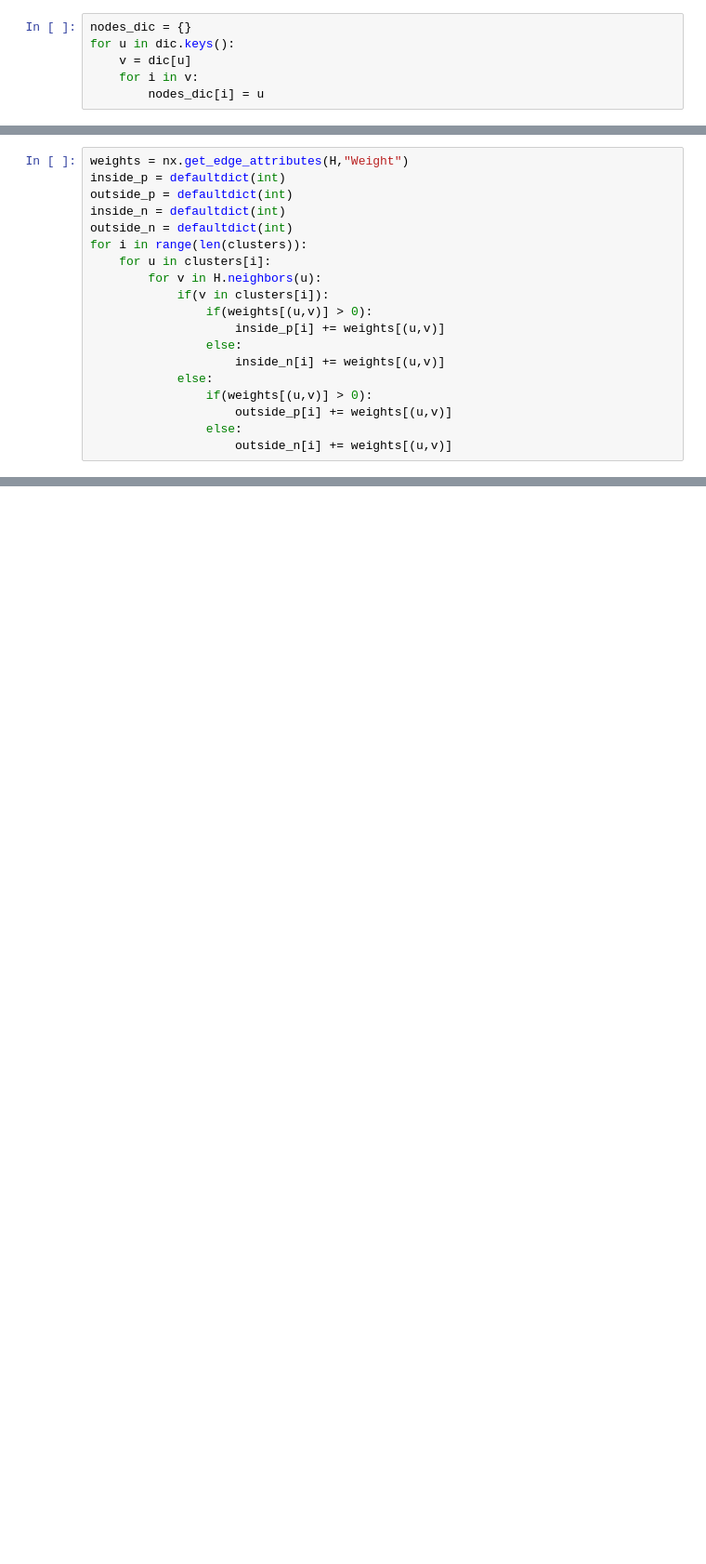
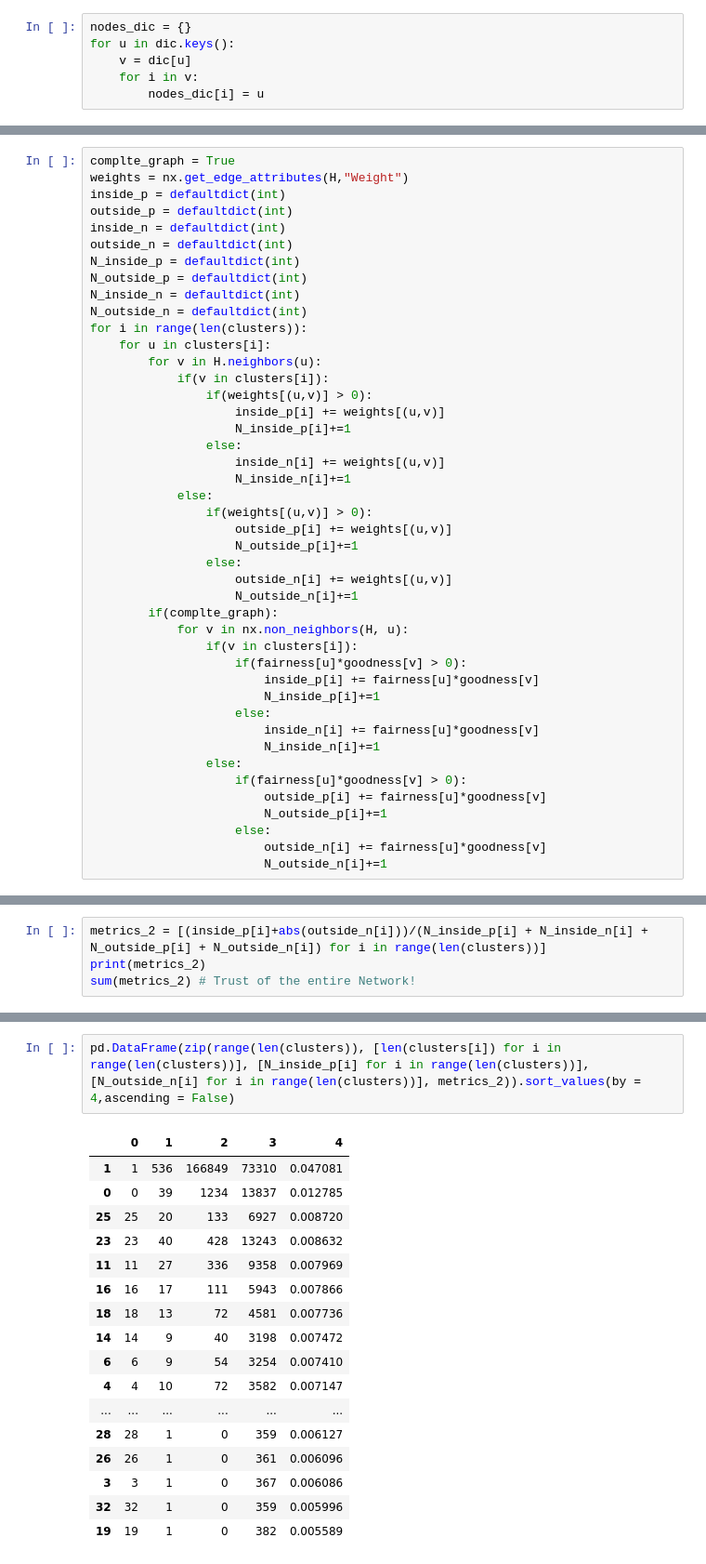
Before and after one commit to Harshp1802/signed_networks, a Jupyter notebook: Correlation_Clustering.ipynb, the cells around one changed output, grey strips where cells are left out. Shown at 93% size. Saved outputs shown, nothing was run; the diff lists cells and outputs as text; blank space fills up the shorter version.

```diff
--- a/Correlation_Clustering.ipynb
+++ b/Correlation_Clustering.ipynb
@@ -170,20 +172,45 @@ nx.draw_networkx_labels(H, labels = nodes_dic, pos = pos)
 # %%
+complte_graph = True
 weights = nx.get_edge_attributes(H,"Weight")
 inside_p = defaultdict(int)
 outside_p = defaultdict(int)
 inside_n = defaultdict(int)
 outside_n = defaultdict(int)
+N_inside_p = defaultdict(int)
+N_outside_p = defaultdict(int)
+N_inside_n = defaultdict(int)
+N_outside_n = defaultdict(int)
 for i in range(len(clusters)):
     for u in clusters[i]:
         for v in H.neighbors(u):
             if(v in clusters[i]):
                 if(weights[(u,v)] > 0):
                     inside_p[i] += weights[(u,v)]
+                    N_inside_p[i]+=1
                 else:
                     inside_n[i] += weights[(u,v)]
+                    N_inside_n[i]+=1
             else:
                 if(weights[(u,v)] > 0):
                     outside_p[i] += weights[(u,v)]
+                    N_outside_p[i]+=1
                 else:
                     outside_n[i] += weights[(u,v)]
+                    N_outside_n[i]+=1
+        if(complte_graph):
+            for v in nx.non_neighbors(H, u):
+                if(v in clusters[i]):
+                    if(fairness[u]*goodness[v] > 0):
+                        inside_p[i] += fairness[u]*goodness[v]
+                        N_inside_p[i]+=1
+                    else:
+                        inside_n[i] += fairness[u]*goodness[v]
+                        N_inside_n[i]+=1
+                else:
+                    if(fairness[u]*goodness[v] > 0):
+                        outside_p[i] += fairness[u]*goodness[v]
+                        N_outside_p[i]+=1
+                    else:
+                        outside_n[i] += fairness[u]*goodness[v]
+                        N_outside_n[i]+=1
 # %%
@@ -243,0 +239,4 @@ metrics
+# %%
+metrics_2 = [(inside_p[i]+abs(outside_n[i]))/(N_inside_p[i] + N_inside_n[i] + N_outside_p[i] + N_outside_n[i]) for i in range(len(clusters))]
+print(metrics_2)
+sum(metrics_2) # Trust of the entire Network!
@@ -243,0 +246,20 @@ metrics
+# %%
+pd.DataFrame(zip(range(len(clusters)), [len(clusters[i]) for i in range(len(clusters))], [N_inside_p[i] for i in range(len(clusters))], [N_outside_n[i] for i in range(len(clusters))], metrics_2)).sort_values(by = 4,ascending = False)
+# %% [output]
+|  | 0 | 1 | 2 | 3 | 4 |
+| 1 | 1 | 536 | 166849 | 73310 | 0.047081 |
+| 0 | 0 | 39 | 1234 | 13837 | 0.012785 |
+| 25 | 25 | 20 | 133 | 6927 | 0.008720 |
+| 23 | 23 | 40 | 428 | 13243 | 0.008632 |
+| 11 | 11 | 27 | 336 | 9358 | 0.007969 |
+| 16 | 16 | 17 | 111 | 5943 | 0.007866 |
+| 18 | 18 | 13 | 72 | 4581 | 0.007736 |
+| 14 | 14 | 9 | 40 | 3198 | 0.007472 |
+| 6 | 6 | 9 | 54 | 3254 | 0.007410 |
+| 4 | 4 | 10 | 72 | 3582 | 0.007147 |
+| ... | ... | ... | ... | ... | ... |
+| 28 | 28 | 1 | 0 | 359 | 0.006127 |
+| 26 | 26 | 1 | 0 | 361 | 0.006096 |
+| 3 | 3 | 1 | 0 | 367 | 0.006086 |
+| 32 | 32 | 1 | 0 | 359 | 0.005996 |
+| 19 | 19 | 1 | 0 | 382 | 0.005589 |
```
Also changed, not shown: parts of 23 cells of this notebook, 20 other files.
